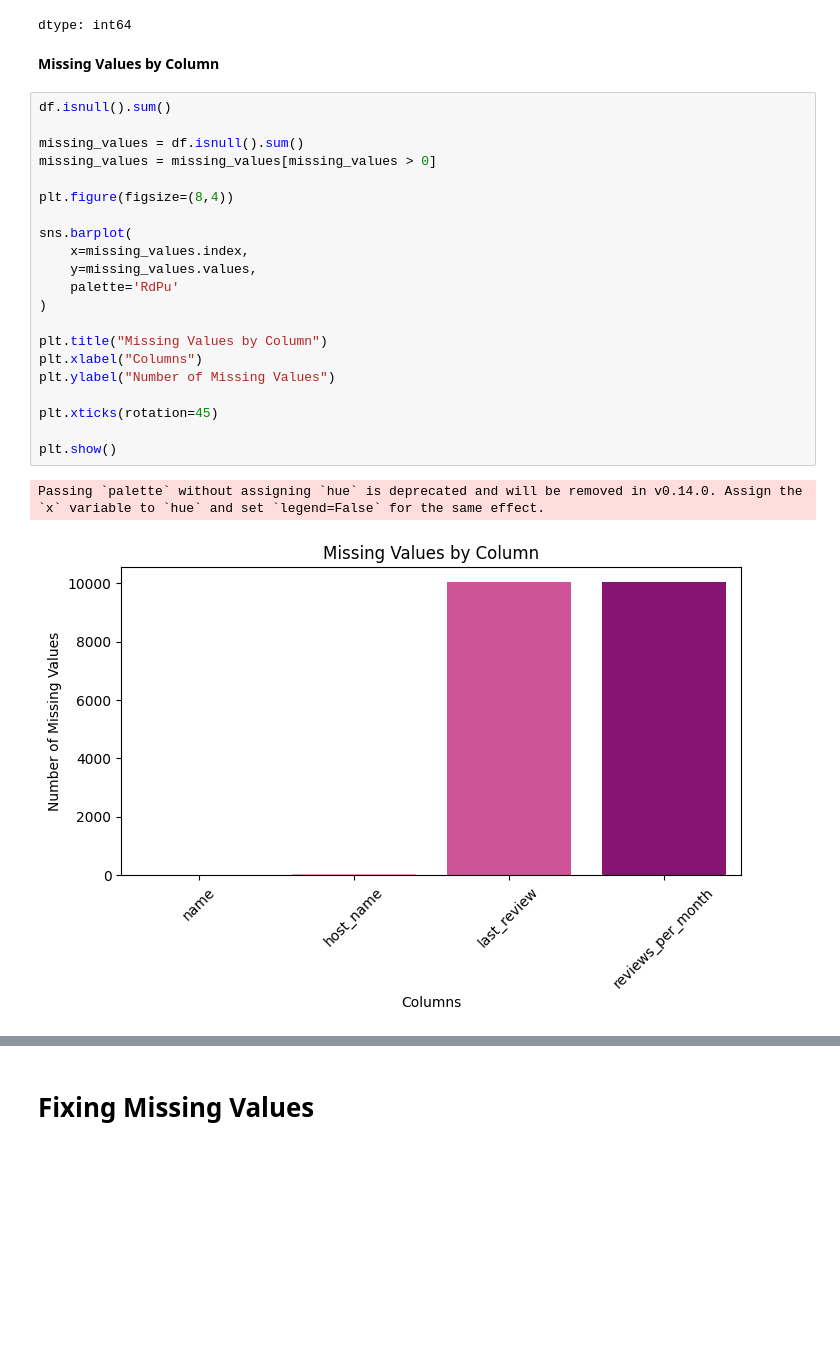
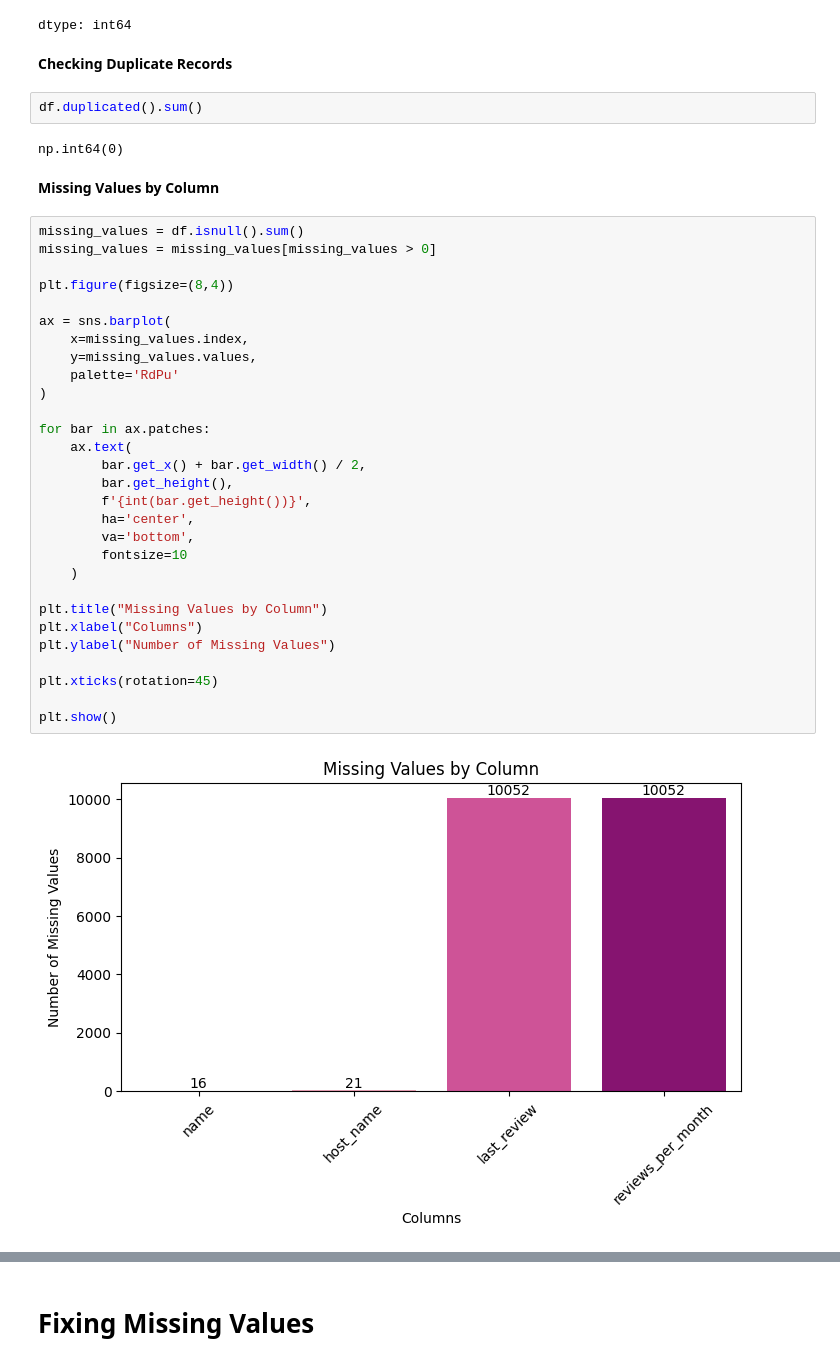
Before and after one commit to bhavananamburi/oasis-infobyte-internship-, a Jupyter notebook: Bhavana_task3__Cleaning_Data.ipynb, the cells around one changed output, grey strips where cells are left out. Saved outputs shown, nothing was run; the diff lists cells and outputs as text; blank space fills up the shorter version.

```diff
--- a/Bhavana_task3__Cleaning_Data.ipynb
+++ b/Bhavana_task3__Cleaning_Data.ipynb
@@ -100,29 +104,42 @@ df.isnull().sum()
 | calculated_host_listings_count | 0 |
 | availability_365 | 0 |
 dtype: int64
+# %% [markdown]
+ **Checking Duplicate Records**
+# %%
+df.duplicated().sum()
+# %% [output]
+np.int64(0)
 # %% [markdown]
 **Missing Values by Column**
 # %%
-df.isnull().sum()
-
 missing_values = df.isnull().sum()
 missing_values = missing_values[missing_values > 0]
 
 plt.figure(figsize=(8,4))
 
-sns.barplot(
+ax = sns.barplot(
     x=missing_values.index,
     y=missing_values.values,
     palette='RdPu'
 )
+
+for bar in ax.patches:
+    ax.text(
+        bar.get_x() + bar.get_width() / 2,
+        bar.get_height(),
+        f'{int(bar.get_height())}',
+        ha='center',
+        va='bottom',
+        fontsize=10
+    )
 
 plt.title("Missing Values by Column")
 plt.xlabel("Columns")
 plt.ylabel("Number of Missing Values")
 
 plt.xticks(rotation=45)
 
 plt.show()
 # %% [output]
-Passing `palette` without assigning `hue` is deprecated and will be removed in v0.14.0. Assign the `x` variable to `hue` and set `legend=False` for the same effect.
-[figure, old version]
+[figure, new version]
```
Also changed, not shown: parts of 13 cells of this notebook.
